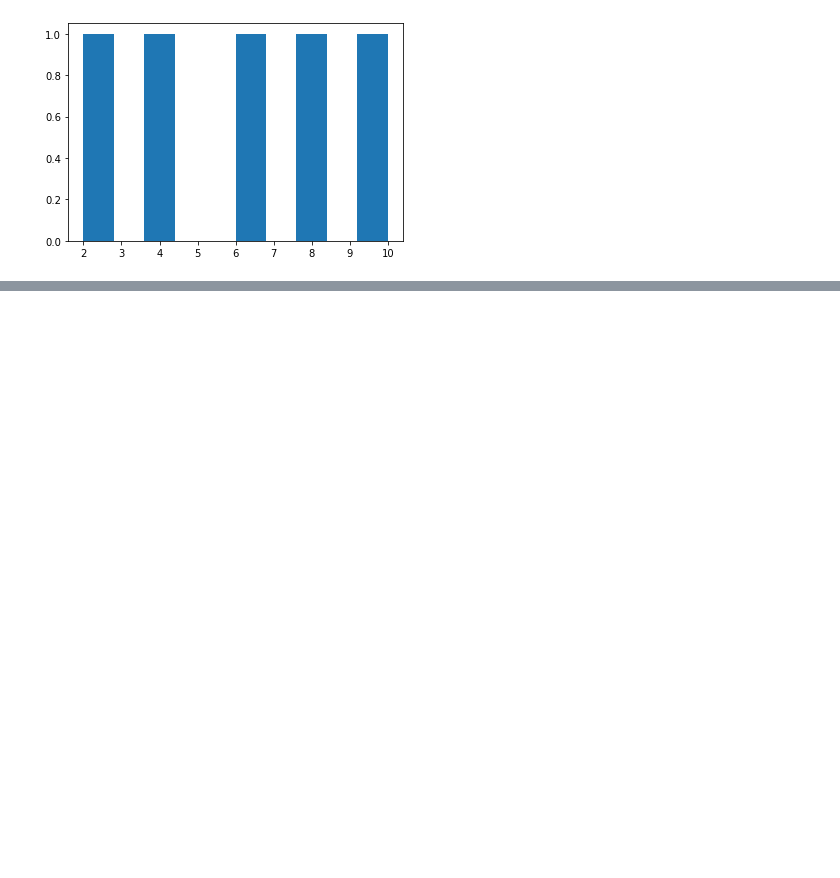
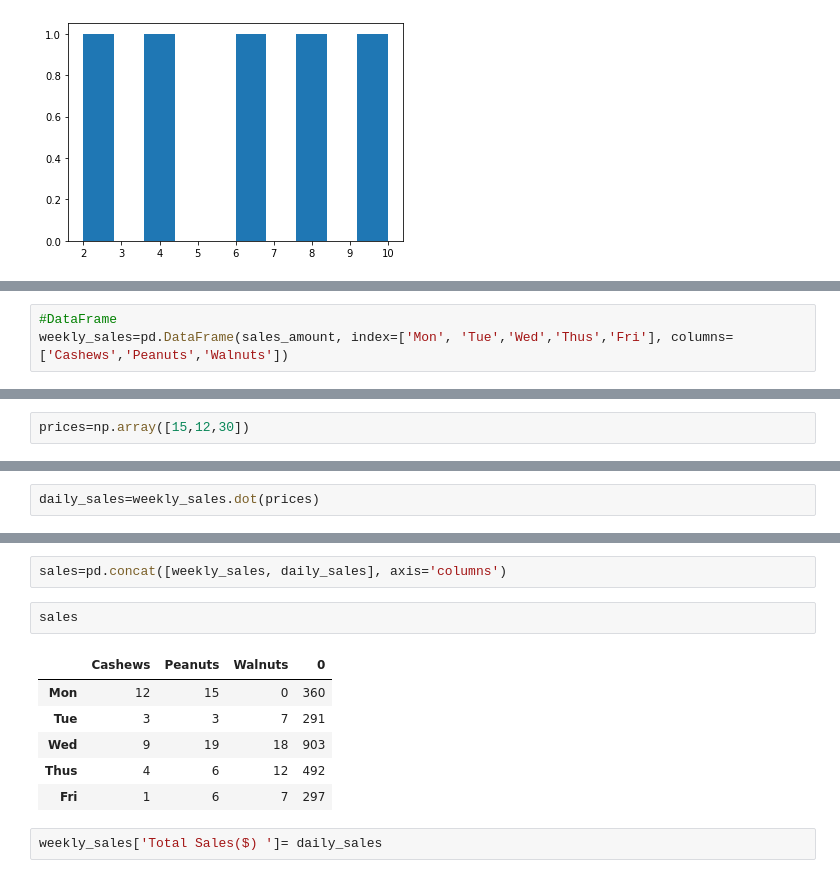
Before and after one commit to arghanath007/Data-Science, a Jupyter notebook: Numpy/Introduction.ipynb, the cells around one changed output, grey strips where cells are left out. Cells and saved outputs as stored; diff of their text form; blank space fills up the shorter version.

```diff
--- a/Numpy/Introduction.ipynb
+++ b/Numpy/Introduction.ipynb
@@ -571,0 +705,3 @@ plt.show()
+# %%
+#DataFrame
+weekly_sales=pd.DataFrame(sales_amount, index=['Mon', 'Tue','Wed','Thus','Fri'], columns=['Cashews','Peanuts','Walnuts'])
@@ -571,0 +717,2 @@ plt.show()
+# %%
+prices=np.array([15,12,30])
@@ -571,0 +755,2 @@ plt.show()
+# %%
+daily_sales=weekly_sales.dot(prices)
@@ -571,0 +775,13 @@ plt.show()
+# %%
+sales=pd.concat([weekly_sales, daily_sales], axis='columns')
+# %%
+sales
+# %% [output]
+|  | Cashews | Peanuts | Walnuts | 0 |
+| Mon | 12 | 15 | 0 | 360 |
+| Tue | 3 | 3 | 7 | 291 |
+| Wed | 9 | 19 | 18 | 903 |
+| Thus | 4 | 6 | 12 | 492 |
+| Fri | 1 | 6 | 7 | 297 |
+# %%
+weekly_sales['Total Sales($) ']= daily_sales
```
Also changed, not shown: parts of 74 cells of this notebook, 3 other files.
